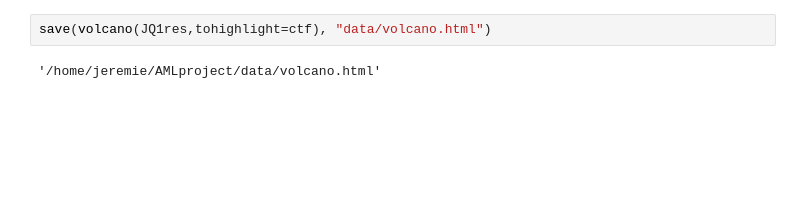
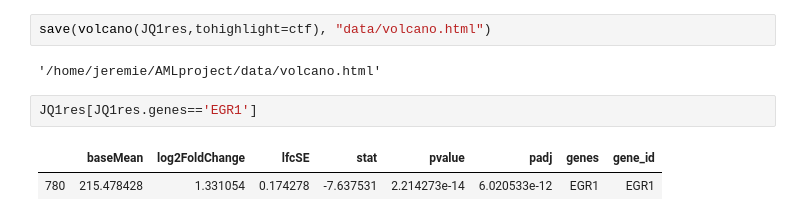
Before and after one commit to monikaperez/AMLproject, a Jupyter notebook: slamRNA_analysis.ipynb, the cells around one changed output. Saved outputs shown, nothing was run; the diff lists cells and outputs as text; blank space fills up the shorter version.

```diff
--- a/slamRNA_analysis.ipynb
+++ b/slamRNA_analysis.ipynb
@@ -617,3 +483,8 @@ show(volcano(JQ1res,tohighlight=ctf))
 save(volcano(JQ1res,tohighlight=ctf), "data/volcano.html")
 # %% [output]
 '/home/jeremie/AMLproject/data/volcano.html'
+# %%
+JQ1res[JQ1res.genes=='EGR1']
+# %% [output]
+|  | baseMean | log2FoldChange | lfcSE | stat | pvalue | padj | genes | gene_id |
+| 780 | 215.478428 | 1.331054 | 0.174278 | -7.637531 | 2.214273e-14 | 6.020533e-12 | EGR1 | EGR1 |
```
Also changed, not shown: parts of 18 cells of this notebook, 12 other files.
